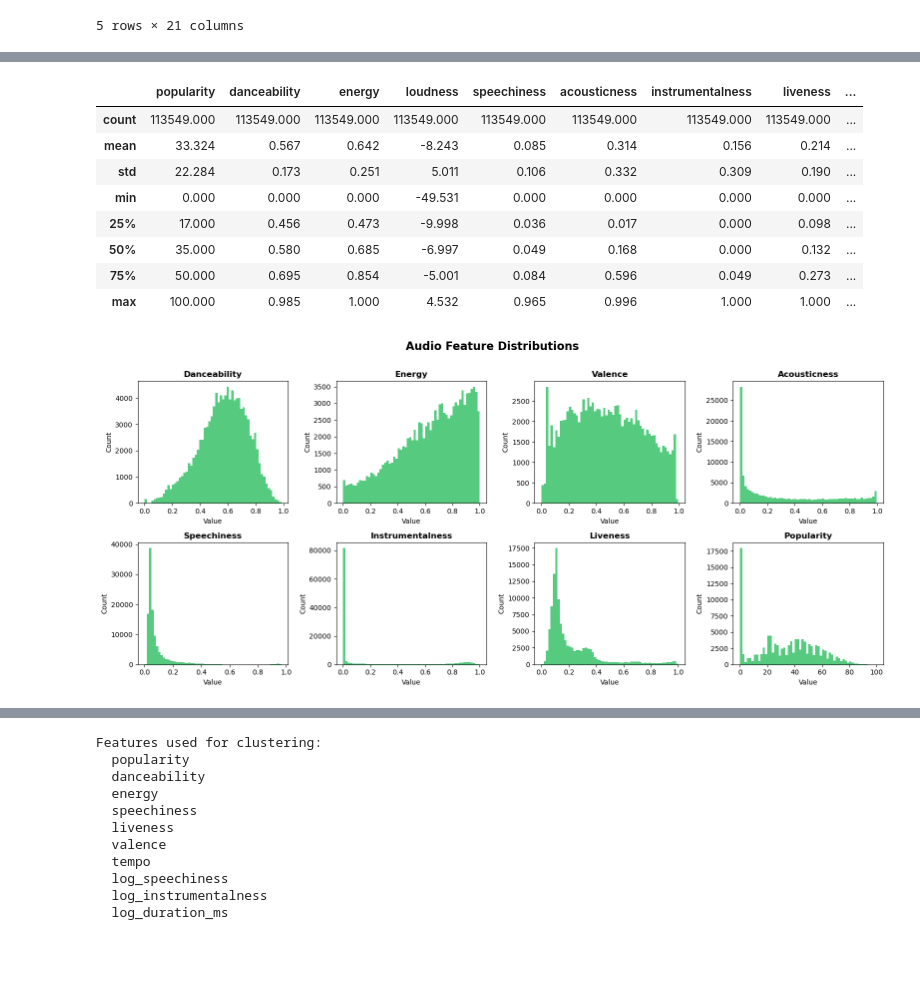
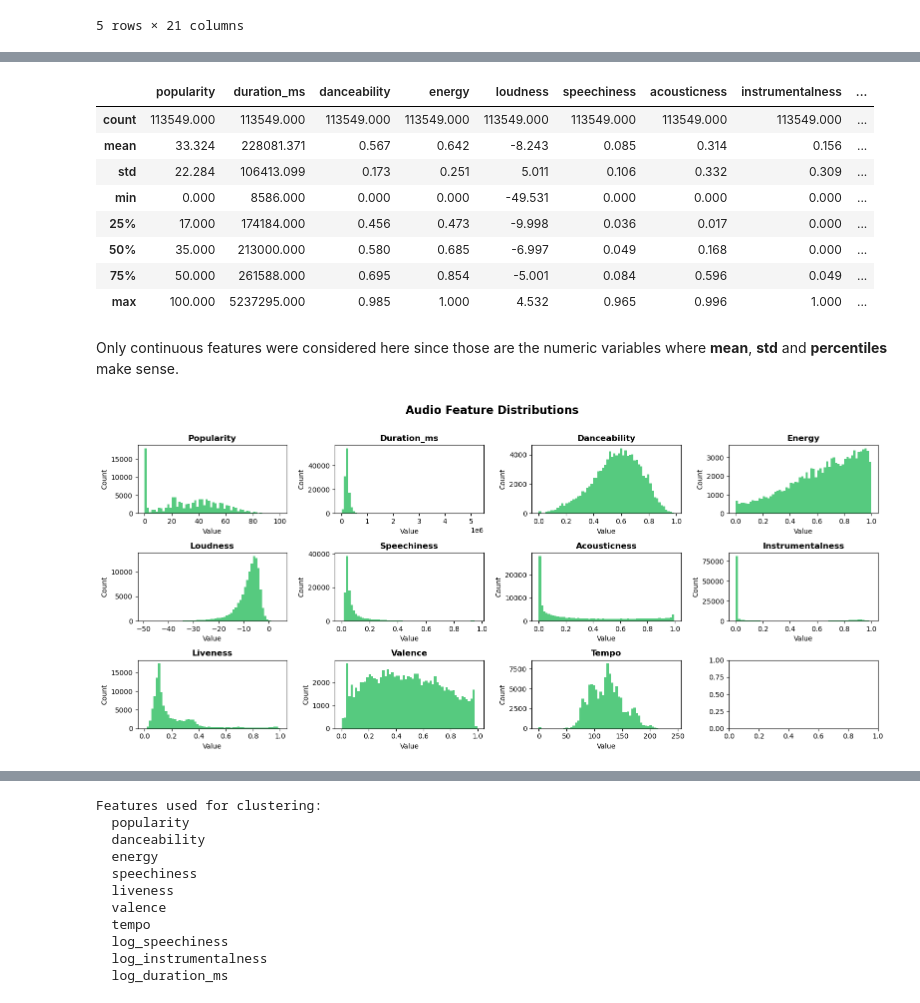
Before and after one commit to iinesclaro/ml2_projects, a Jupyter notebook: spotify_tracks_main.ipynb, the cells around one changed output, grey strips where cells are left out. Saved outputs shown, nothing was run; the diff lists cells and outputs as text; code cells hidden in the pictures; blank space fills up the shorter version.

Commit message:
markdowns, changing scaler

```diff
--- a/spotify_tracks_main.ipynb
+++ b/spotify_tracks_main.ipynb
@@ -65,13 +15,16 @@ import numpy as np
 import matplotlib.pyplot as plt
 import seaborn as sns
 
+import warnings
+warnings.filterwarnings('ignore')
+
 from sklearn.cluster import KMeans
-from sklearn.preprocessing import StandardScaler
+from sklearn.preprocessing import RobustScaler
 from sklearn.decomposition import PCA
 from sklearn.metrics import silhouette_score
 
 import streamlit as st
 import umap
 
-SPOTIFY_GREEN = '#1DB954'
+spotify_green = '#1DB954'
 # %% [markdown]
@@ -145,35 +114,34 @@ memory usage: 16.6+ MB
 # %%
-audio_cols = ['popularity', 'danceability', 'energy', 'loudness', 'speechiness',
-              'acousticness', 'instrumentalness', 'liveness', 'valence', 'tempo']
+audio_cols = ['popularity', 'duration_ms', 'danceability', 'energy', 'loudness', 'speechiness', 'acousticness', 'instrumentalness',
+              'liveness', 'valence', 'tempo'] # only continuous features
 df_spotify[audio_cols].describe().round(3)
 # %% [output]
-|  | popularity | danceability | energy | loudness | speechiness | acousticness | instrumentalness | liveness | ... |
+|  | popularity | duration_ms | danceability | energy | loudness | speechiness | acousticness | instrumentalness | ... |
 | count | 113549.000 | 113549.000 | 113549.000 | 113549.000 | 113549.000 | 113549.000 | 113549.000 | 113549.000 | ... |
-| mean | 33.324 | 0.567 | 0.642 | -8.243 | 0.085 | 0.314 | 0.156 | 0.214 | ... |
-| std | 22.284 | 0.173 | 0.251 | 5.011 | 0.106 | 0.332 | 0.309 | 0.190 | ... |
-| min | 0.000 | 0.000 | 0.000 | -49.531 | 0.000 | 0.000 | 0.000 | 0.000 | ... |
-| 25% | 17.000 | 0.456 | 0.473 | -9.998 | 0.036 | 0.017 | 0.000 | 0.098 | ... |
-| 50% | 35.000 | 0.580 | 0.685 | -6.997 | 0.049 | 0.168 | 0.000 | 0.132 | ... |
-| 75% | 50.000 | 0.695 | 0.854 | -5.001 | 0.084 | 0.596 | 0.049 | 0.273 | ... |
-| max | 100.000 | 0.985 | 1.000 | 4.532 | 0.965 | 0.996 | 1.000 | 1.000 | ... |
+| mean | 33.324 | 228081.371 | 0.567 | 0.642 | -8.243 | 0.085 | 0.314 | 0.156 | ... |
+| std | 22.284 | 106413.099 | 0.173 | 0.251 | 5.011 | 0.106 | 0.332 | 0.309 | ... |
+| min | 0.000 | 8586.000 | 0.000 | 0.000 | -49.531 | 0.000 | 0.000 | 0.000 | ... |
+| 25% | 17.000 | 174184.000 | 0.456 | 0.473 | -9.998 | 0.036 | 0.017 | 0.000 | ... |
+| 50% | 35.000 | 213000.000 | 0.580 | 0.685 | -6.997 | 0.049 | 0.168 | 0.000 | ... |
+| 75% | 50.000 | 261588.000 | 0.695 | 0.854 | -5.001 | 0.084 | 0.596 | 0.049 | ... |
+| max | 100.000 | 5237295.000 | 0.985 | 1.000 | 4.532 | 0.965 | 0.996 | 1.000 | ... |
+# %% [markdown]
+Only continuous features were considered here since those are the numeric variables where **mean**, **std** and **percentiles** make sense.
 # %%
-fig, axes = plt.subplots(2, 4, figsize=(16, 7))
+fig, axes = plt.subplots(3, 4, figsize=(16, 7)) # 12 plots for 11 features, meaning 1 will be empty
 axes = axes.flatten()
 
-plot_features = ['danceability', 'energy', 'valence', 'acousticness',
-                 'speechiness', 'instrumentalness', 'liveness', 'popularity']
-
-for i, feat in enumerate(plot_features):
-    axes[i].hist(df_spotify[feat], bins=60, color=SPOTIFY_GREEN, alpha=0.75, edgecolor='none')
+for i, feat in enumerate(audio_cols):
+    axes[i].hist(df_spotify[feat], bins=60, color=spotify_green, alpha=0.75, edgecolor='none')
     axes[i].set_title(feat.capitalize(), fontweight='bold')
     axes[i].set_xlabel('Value')
     axes[i].set_ylabel('Count')
 
 plt.suptitle('Audio Feature Distributions', fontsize=16, fontweight='bold', y=1.01)
 plt.tight_layout()
 plt.show()
 # %% [output]
-[figure, old version]
+[figure, new version]
 # %%
 num_features = df_spotify[audio_cols]
 corr = num_features.corr()
```
Also changed, not shown: parts of 30 cells of this notebook, 1 other file.
